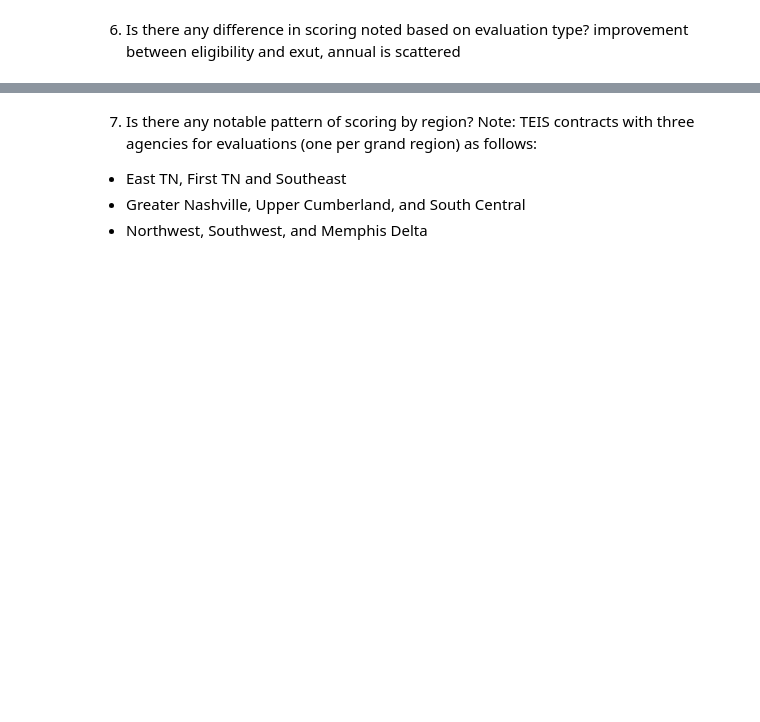
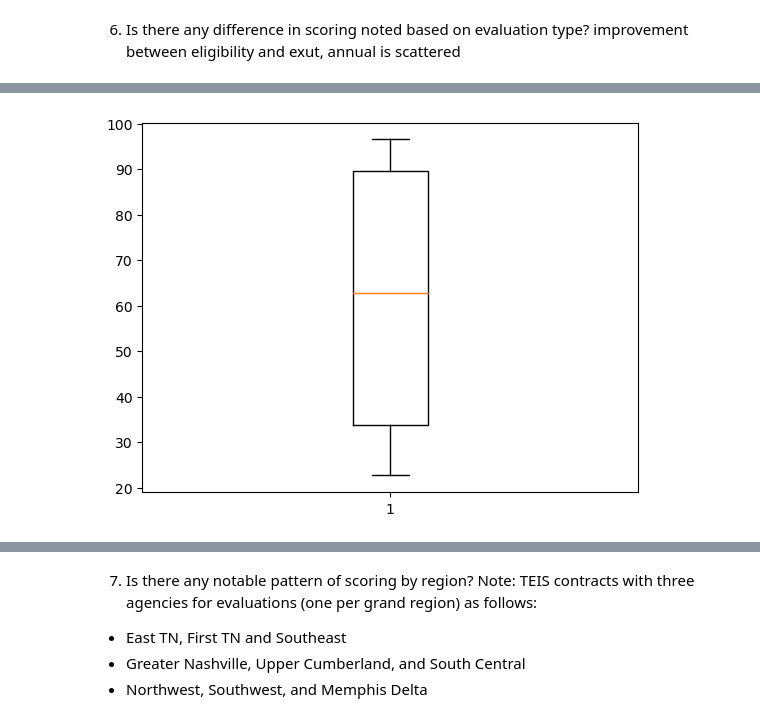
Before and after one commit to NSS-Full-Time-Data-Analytics-11/teis-project-tucker, a Jupyter notebook: take3.ipynb, the cells around one changed output, grey strips where cells are left out. Saved outputs shown, nothing was run; the diff lists cells and outputs as text; code cells hidden in the pictures; blank space fills up the shorter version.

```diff
--- a/take3.ipynb
+++ b/take3.ipynb
@@ -51,0 +123,6 @@ mean_scores_comparison_numeric
+# %%
+fig, ax = plt.subplots()
+ax.boxplot(mean_scores_comparison_numeric["Eligibility Evaluation"])
+plt.show()
+# %% [output]
+[figure, added]
```
Also changed, not shown: parts of 26 cells of this notebook.
